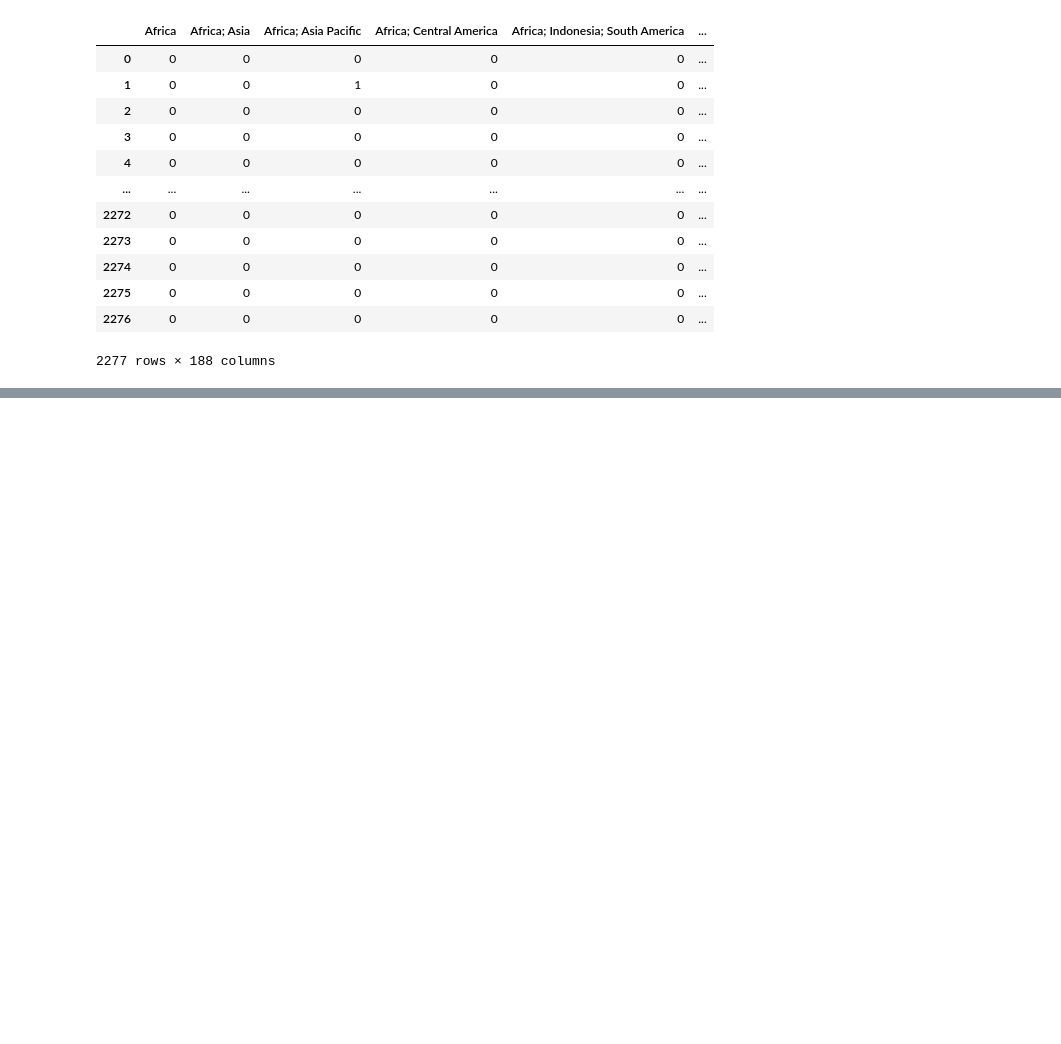
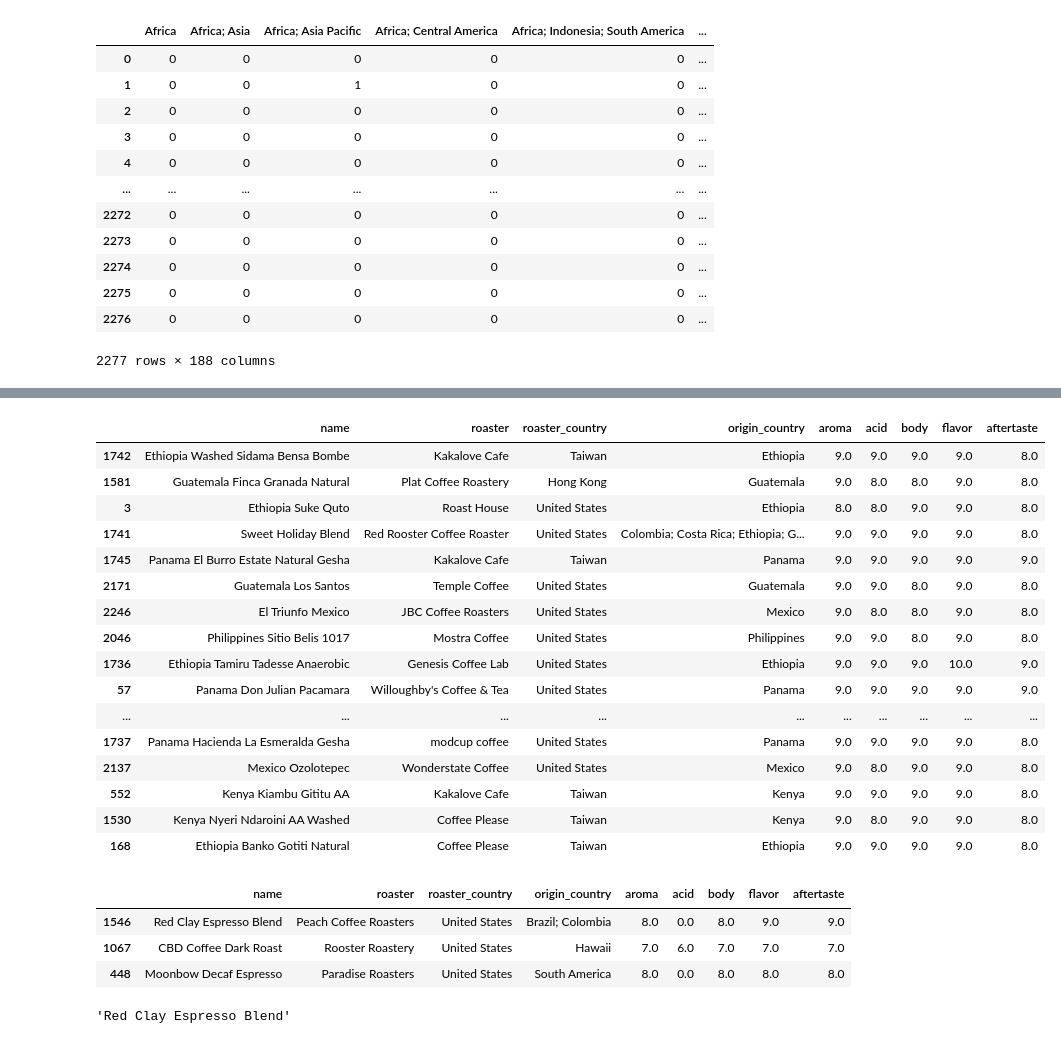
Before and after one commit to cindysoh/coffee_bean_recommender, a Jupyter notebook: code/Modeling.ipynb, the cells around one changed output, grey strips where cells are left out. Drawn from its saved outputs; the diff is of its cells as text; code cells hidden in the pictures; blank space fills up the shorter version.

```diff
--- a/code/Modeling.ipynb
+++ b/code/Modeling.ipynb
@@ -89,0 +102,13 @@ coffee.iloc[select_taste_index,:]
+# %%
+taste_note_input = nlp('juicy')
+# %%
+similarityValue = []
+
+for i in range(coffee.count()[0]):
+    sentence_1 = taste_note_input
+    sentence_2 = nlp(coffee.iloc[i][24])
+    similarityValue.append(sentence_1.similarity(sentence_2))
+#     print(sentence_1, '|', sentence_2, '|', sentence_1.similarity(sentence_2))
+
+coffee['Similarity'] = similarityValue
+# print(coffee)
@@ -89,0 +146,5 @@ coffee.iloc[select_taste_index,:]
+# %%
+def similarity(coffee1, notes):
+    sentence_1 = nlp(notes)
+    sentence_2 = nlp(coffee1)
+    return sentence_1.similarity(sentence_2)
@@ -89,0 +153,19 @@ coffee.iloc[select_taste_index,:]
+# %%
+def show_recommender_2(coffee, notes, no_rec, origin=None):
+
+
+    similarityValue = Parallel(n_jobs=-1,
+                               backend="threading")(delayed(similarity)(coffee1, notes) for coffee1 in coffee['desc'])
+#     similarityValue = []
+#     for i in range(df.count()[0]):
+#         sentence_1 = nlp(notes)
+#         sentence_2 = nlp(df.iloc[i][24])
+#         similarityValue.append(sentence_1.similarity(sentence_2))
+
+    coffee['Similarity'] = similarityValue
+    return coffee.sort_values(by='Similarity', ascending=False).loc[:,['name','roaster','roaster_country',
+                                                                   'origin_country','aroma', 'acid', 'body',
+                                                                   'flavor', 'aftertaste']].head(no_rec)
+# %%
+show_recommender_2(coffee, 'juicy sweet bright fruity')
+# %% [output]
@@ -89,0 +189,17 @@ coffee.iloc[select_taste_index,:]
+|  | name | roaster | roaster_country | origin_country | aroma | acid | body | flavor | aftertaste |
+| 1742 | Ethiopia Washed Sidama Bensa Bombe | Kakalove Cafe | Taiwan | Ethiopia | 9.0 | 9.0 | 9.0 | 9.0 | 8.0 |
+| 1581 | Guatemala Finca Granada Natural | Plat Coffee Roastery | Hong Kong | Guatemala | 9.0 | 8.0 | 8.0 | 9.0 | 8.0 |
+| 3 | Ethiopia Suke Quto | Roast House | United States | Ethiopia | 8.0 | 8.0 | 9.0 | 9.0 | 8.0 |
+| 1741 | Sweet Holiday Blend | Red Rooster Coffee Roaster | United States | Colombia; Costa Rica; Ethiopia; G... | 9.0 | 9.0 | 9.0 | 9.0 | 8.0 |
+| 1745 | Panama El Burro Estate Natural Gesha | Kakalove Cafe | Taiwan | Panama | 9.0 | 9.0 | 9.0 | 9.0 | 9.0 |
+| 2171 | Guatemala Los Santos | Temple Coffee | United States | Guatemala | 9.0 | 9.0 | 8.0 | 9.0 | 8.0 |
+| 2246 | El Triunfo Mexico | JBC Coffee Roasters | United States | Mexico | 9.0 | 8.0 | 8.0 | 9.0 | 8.0 |
+| 2046 | Philippines Sitio Belis 1017 | Mostra Coffee | United States | Philippines | 9.0 | 9.0 | 8.0 | 9.0 | 8.0 |
+| 1736 | Ethiopia Tamiru Tadesse Anaerobic | Genesis Coffee Lab | United States | Ethiopia | 9.0 | 9.0 | 9.0 | 10.0 | 9.0 |
+| 57 | Panama Don Julian Pacamara | Willoughby's Coffee & Tea | United States | Panama | 9.0 | 9.0 | 9.0 | 9.0 | 9.0 |
+| ... | ... | ... | ... | ... | ... | ... | ... | ... | ... |
+| 1737 | Panama Hacienda La Esmeralda Gesha | modcup coffee | United States | Panama | 9.0 | 9.0 | 9.0 | 9.0 | 8.0 |
+| 2137 | Mexico Ozolotepec | Wonderstate Coffee | United States | Mexico | 9.0 | 8.0 | 9.0 | 9.0 | 8.0 |
+| 552 | Kenya Kiambu Gititu AA | Kakalove Cafe | Taiwan | Kenya | 9.0 | 9.0 | 9.0 | 9.0 | 8.0 |
+| 1530 | Kenya Nyeri Ndaroini AA Washed | Coffee Please | Taiwan | Kenya | 9.0 | 8.0 | 9.0 | 9.0 | 8.0 |
+| 168 | Ethiopia Banko Gotiti Natural | Coffee Please | Taiwan | Ethiopia | 9.0 | 9.0 | 9.0 | 9.0 | 8.0 |
@@ -89,0 +225,7 @@ coffee.iloc[select_taste_index,:]
+# %%
+main_recommender(coffee, 'juicy sweet bright fruity', taste_input)
+# %% [output]
+|  | name | roaster | roaster_country | origin_country | aroma | acid | body | flavor | aftertaste |
+| 1546 | Red Clay Espresso Blend | Peach Coffee Roasters | United States | Brazil; Colombia | 8.0 | 0.0 | 8.0 | 9.0 | 9.0 |
+| 1067 | CBD Coffee Dark Roast | Rooster Roastery | United States | Hawaii | 7.0 | 6.0 | 7.0 | 7.0 | 7.0 |
+| 448 | Moonbow Decaf Espresso | Paradise Roasters | United States | South America | 8.0 | 0.0 | 8.0 | 8.0 | 8.0 |
@@ -89,0 +234,4 @@ coffee.iloc[select_taste_index,:]
+# %%
+rec['name'].iloc[0]
+# %% [output]
+'Red Clay Espresso Blend'
```
Also changed, not shown: parts of 30 cells of this notebook.
